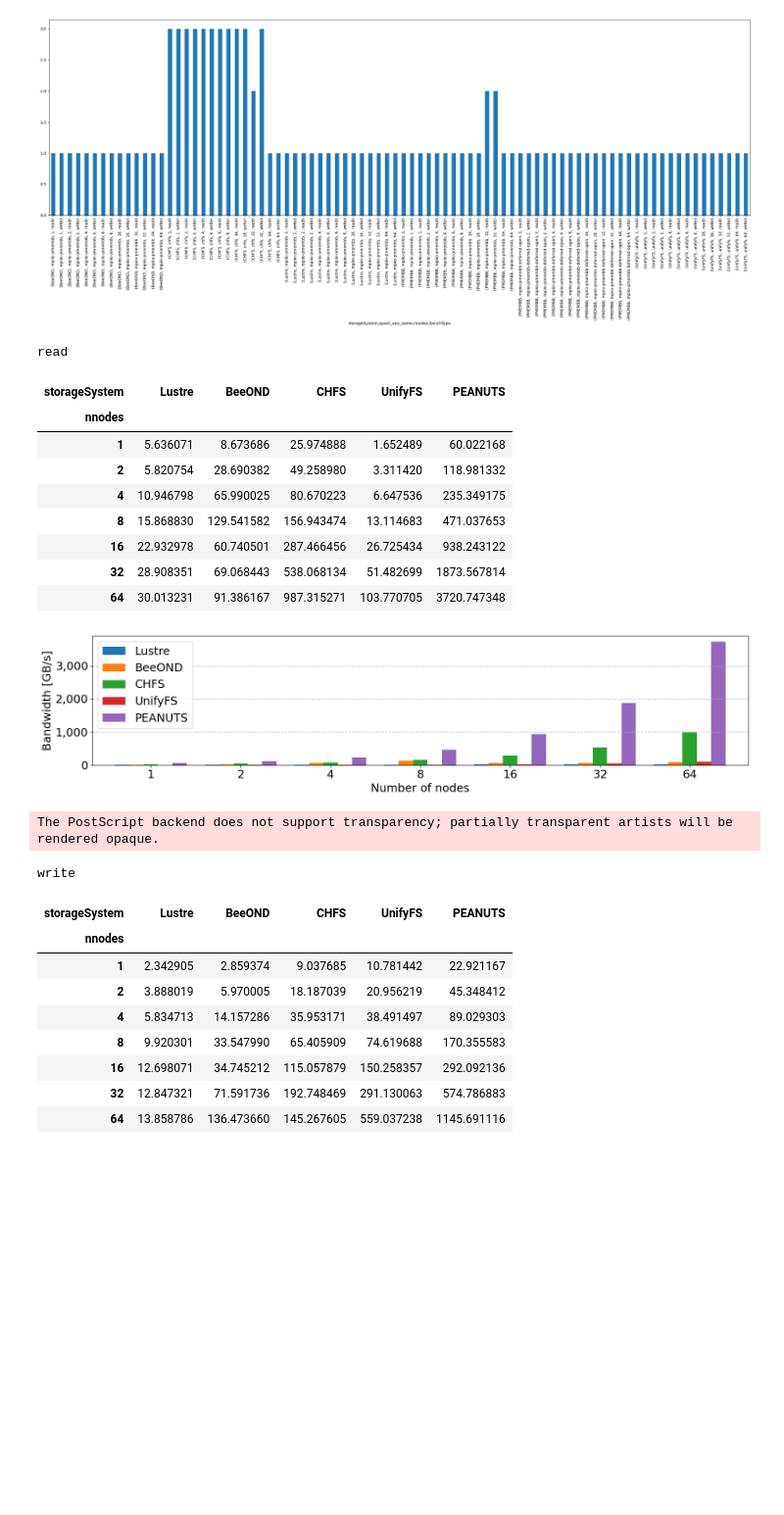
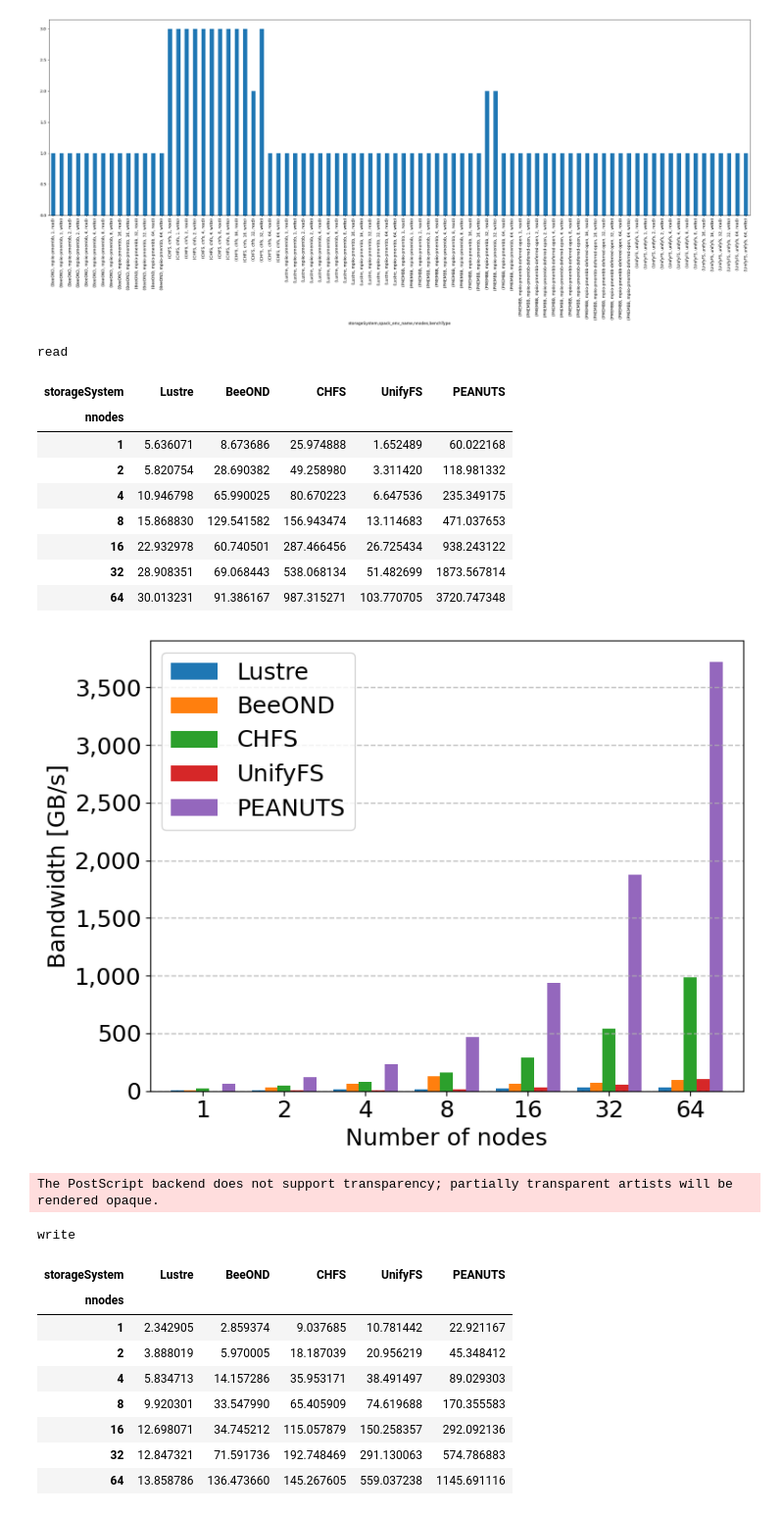
Before and after one commit to tsukuba-hpcs/mpiio-pmembb, a Jupyter notebook: src/h5bench/h5bench.ipynb, the cells around one changed output. Shown: that part at 98% size. Saved outputs shown, nothing was run; the diff lists cells and outputs as text; code cells hidden in the pictures; blank space fills up the shorter version.

```diff
--- a/src/h5bench/h5bench.ipynb
+++ b/src/h5bench/h5bench.ipynb
@@ -353,7 +353,8 @@ for (benchType,), df_sub in df.groupby(["benchType"]):
     )
     display(df_plot)
 
-    fig = plt.figure(figsize=(16, 4), dpi=100)
+    # fig = plt.figure(figsize=(16, 4), dpi=100)
+    fig = plt.figure(figsize=(8, 6), dpi=100)
     fig.patch.set_alpha(1)
 
     ax = df_plot.plot(
@@ -369,34 +370,34 @@ for (benchType,), df_sub in df.groupby(["benchType"]):
         width=0.8,
     )
 
     # ax.set_title(f"h5bench {benchType.capitalize()}")
     # ax.set_xscale("log", base=2)
     # ax.set_xticks(df_plot.index, [pretty_fmt(x, suffix="") for x in df_plot.index])
     ax.grid(which = "major", axis = "y", alpha = 0.8, linestyle = "--", linewidth = 1)
     # handles, labels = ax.get_legend_handles_labels()# 凡例の情報を取得
     # ax.legend(title='nnodes', handles=handles[::-1],labels=labels[::-1])# 判例を逆順に表示
     ax.yaxis.set_major_formatter(FuncFormatter(comma_formatter))
 
     # legend_title = ax.get_legend().get_title().get_text()
     # ax.legend(title=legend_title, bbox_to_anchor=(1.01, 1), loc='upper left', borderaxespad=0.)
     ax.legend(title="")
     plt.tight_layout()
 
     fig.show()
     plt.show()
     save(fig, F"h5bench_{benchType}")
 # %% [output]
 read
 | storageSystem | Lustre | BeeOND | CHFS | UnifyFS | PEANUTS |
 | nnodes |  |  |  |  |  |
 | 1 | 5.636071 | 8.673686 | 25.974888 | 1.652489 | 60.022168 |
 | 2 | 5.820754 | 28.690382 | 49.258980 | 3.311420 | 118.981332 |
 | 4 | 10.946798 | 65.990025 | 80.670223 | 6.647536 | 235.349175 |
 | 8 | 15.868830 | 129.541582 | 156.943474 | 13.114683 | 471.037653 |
 | 16 | 22.932978 | 60.740501 | 287.466456 | 26.725434 | 938.243122 |
 | 32 | 28.908351 | 69.068443 | 538.068134 | 51.482699 | 1873.567814 |
 | 64 | 30.013231 | 91.386167 | 987.315271 | 103.770705 | 3720.747348 |
-[figure, old version]
+[figure, new version]
 The PostScript backend does not support transparency; partially transparent artists will be rendered opaque.
 write
 | storageSystem | Lustre | BeeOND | CHFS | UnifyFS | PEANUTS |
```
Also changed, not shown: parts of 3 cells of this notebook, 21 other files.
